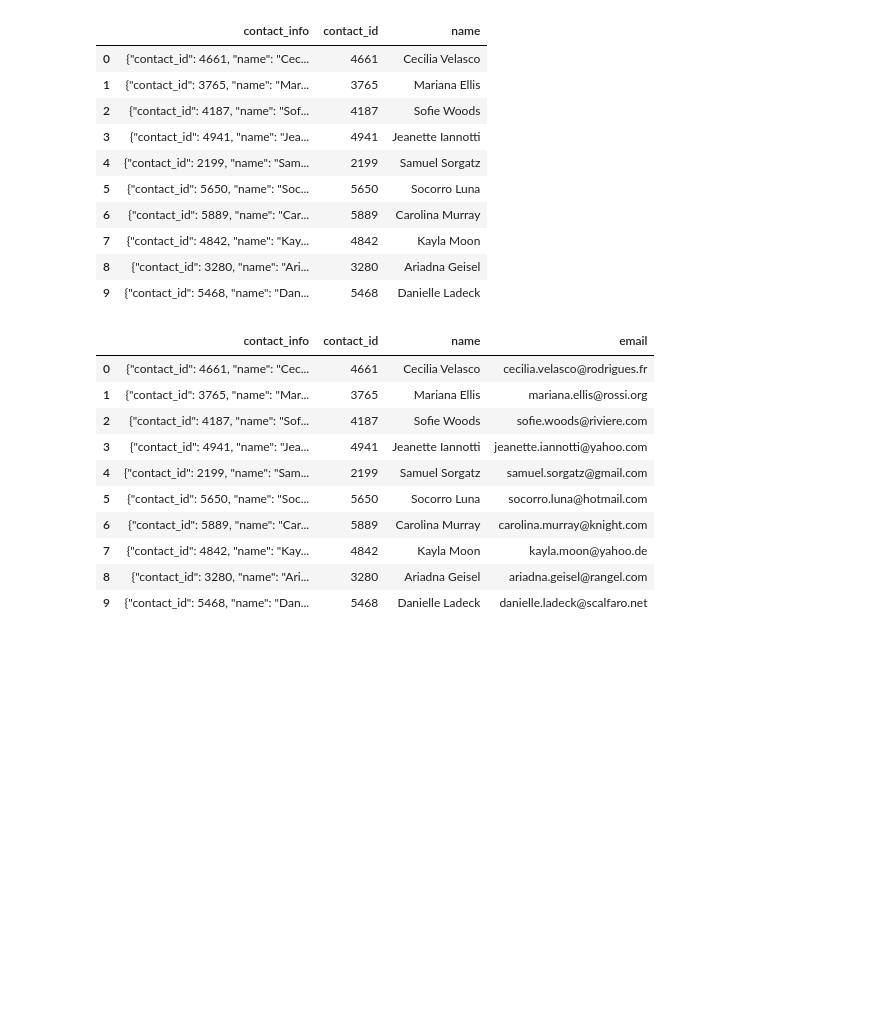
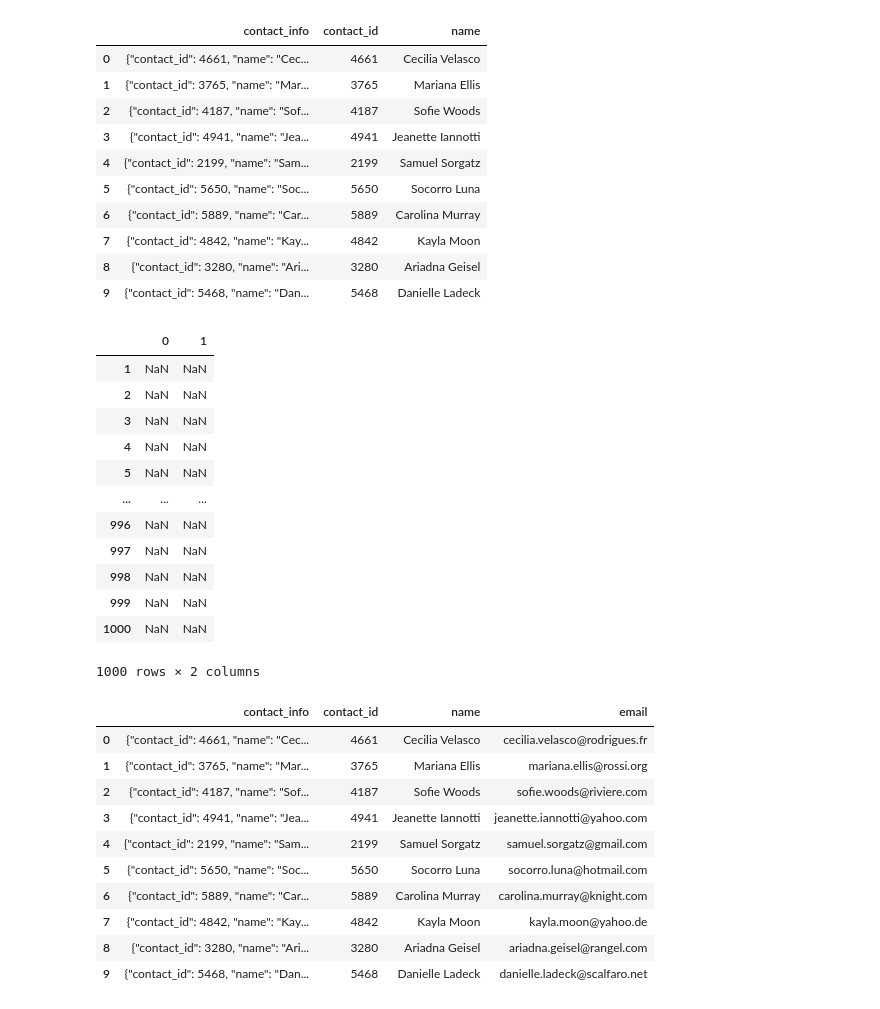
Before and after one commit to matthill4459/Crowdfunding_ETL, a Jupyter notebook: Starter_Files/ETL_Mini_Project_MHill_BBelczak.ipynb, the cells around one changed output. Cells and saved outputs as stored; diff of their text form; code cells hidden in the pictures; blank space fills up the shorter version.

```diff
--- a/Starter_Files/ETL_Mini_Project_MHill_BBelczak.ipynb
+++ b/Starter_Files/ETL_Mini_Project_MHill_BBelczak.ipynb
@@ -403,3 +339,11 @@ contact_info_df_copy.head()
 | 2 | {"contact_id": 4187, "name": "Sof... | 4187 |
 | 3 | {"contact_id": 4941, "name": "Jea... | 4941 |
 | 4 | {"contact_id": 2199, "name": "Sam... | 2199 |
+# %%
+contact_info_df_copy.columns = ['contact_info']
+contact_info_df_copy = contact_info_df_copy.drop(contact_info_df_copy.index[0])
+# %%
+p = '("contact_id":)(\s*\w{4})'
+idnum = contact_info_df_copy['contact_info'].str.extract(p)[1]
+contact_info_df_copy['contact_id'] = idnum
+contact_info_df_copy.head()
@@ -417,6 +369,8 @@ dtypes: object(2)
 memory usage: 15.8+ KB
 # %%
 # Convert the "contact_id" column to an int64 data type.
+contact_info_df_copy['contact_id'] = contact_info_df_copy['contact_id'].astype('int64')
+contact_info_df_copy.dtypes
 # %% [output]
 <class 'pandas.core.frame.DataFrame'>
 RangeIndex: 1000 entries, 0 to 999
@@ -441,6 +395,26 @@ memory usage: 15.8+ KB
 | 7 | {"contact_id": 4842, "name": "Kay... | 4842 | Kayla Moon |
 | 8 | {"contact_id": 3280, "name": "Ari... | 3280 | Ariadna Geisel |
 | 9 | {"contact_id": 5468, "name": "Dan... | 5468 | Danielle Ladeck |
+# %%
+p = r'\"name":\s\'
+# name =
+contact_info_df_copy['contact_info'].str.extract(p)
+# contact_info_df_copy['name'] = name
+# contact_info_df_copy.head()
+# %% [output]
+|  | 0 | 1 |
+| 1 | NaN | NaN |
+| 2 | NaN | NaN |
+| 3 | NaN | NaN |
+| 4 | NaN | NaN |
+| 5 | NaN | NaN |
+| ... | ... | ... |
+| 996 | NaN | NaN |
+| 997 | NaN | NaN |
+| 998 | NaN | NaN |
+| 999 | NaN | NaN |
+| 1000 | NaN | NaN |
+1000 rows × 2 columns
 # %%
 # Extract the email from the contacts and add the values to a new column.
 # %% [output]
```
Also changed, not shown: parts of 12 cells of this notebook, 3 other files.
